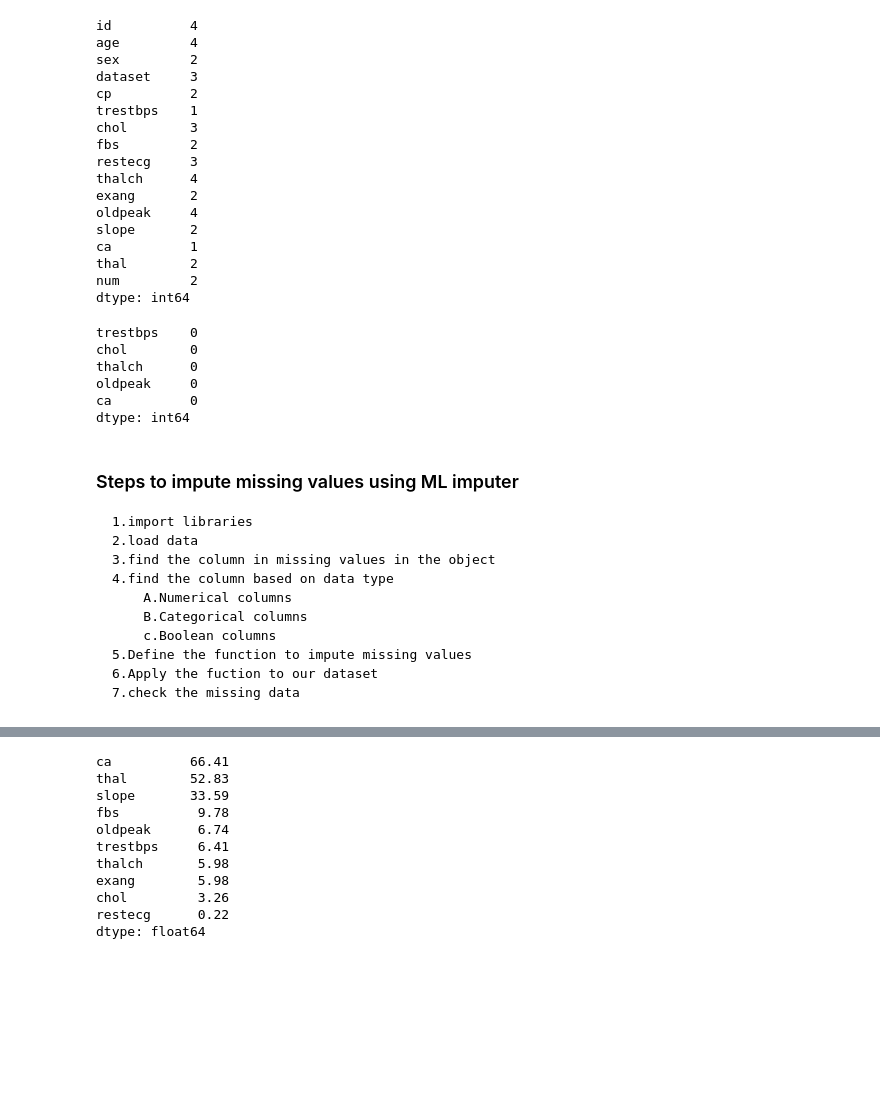
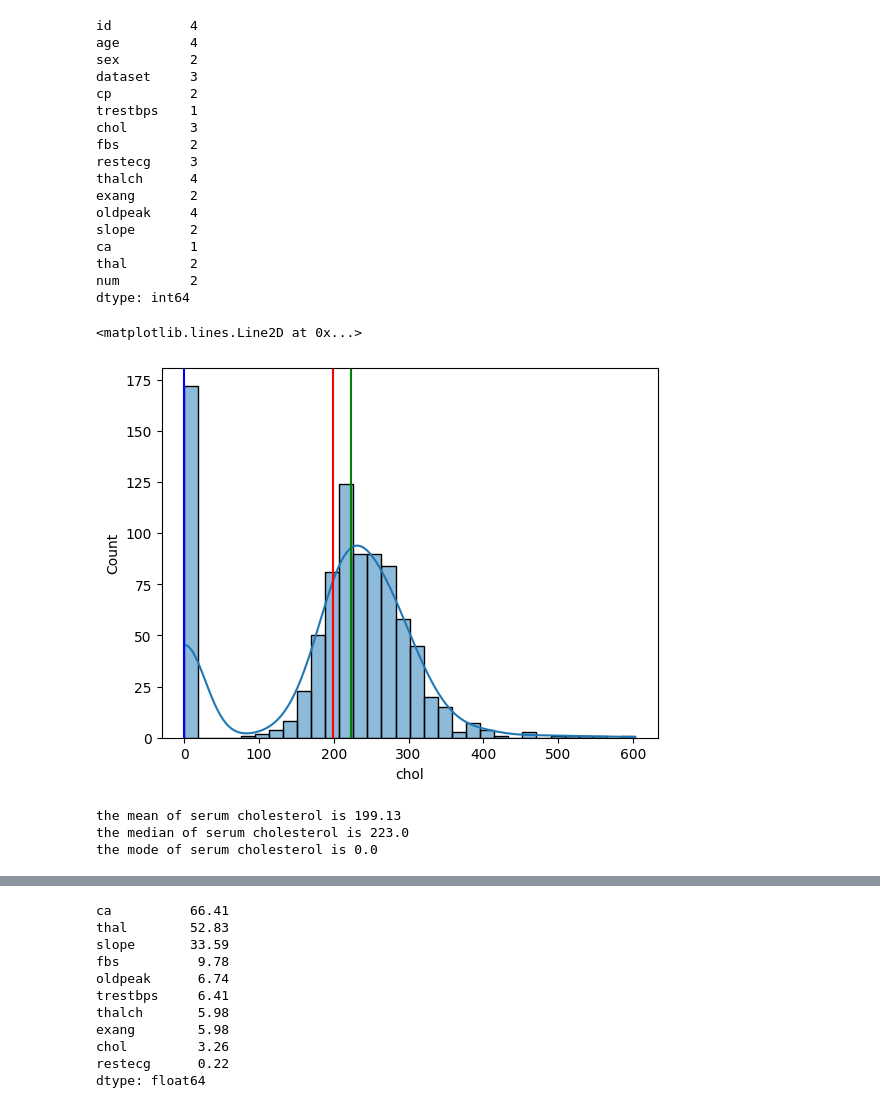
Before and after one commit to MadeehaTassadaq/python_basics, a Jupyter notebook: machine_learning/project/heart_disease_prediction.ipynb, the cells around one changed output, grey strips where cells are left out. Drawn from its saved outputs; the diff is of its cells as text; code cells hidden in the pictures; blank space fills up the shorter version.

```diff
--- a/machine_learning/project/heart_disease_prediction.ipynb
+++ b/machine_learning/project/heart_disease_prediction.ipynb
@@ -398,30 +382,22 @@ ca          1
 thal        2
 num         2
 dtype: int64
-# %%
-# lets impute the missing values in numerical columns using iterative imputer
-numeric_columns=['trestbps','chol','thalch','oldpeak','ca',]
-imputer=IterativeImputer(max_iter=10,random_state=42)
-
-df[numeric_columns]=imputer.fit_transform(df[numeric_columns])
-# %%
-df[numeric_columns].isnull().sum()
-# %% [output]
-trestbps    0
-chol        0
-thalch      0
-oldpeak     0
-ca          0
-dtype: int64
-# %% [markdown]
-### Steps to impute missing values using ML imputer
-    1.import libraries
-    2.load data
-    3.find the column in missing values in the object
-    4.find the column based on data type
-        A.Numerical columns
-        B.Categorical columns
-        c.Boolean columns
-    5.Define the function to impute missing values
-    6.Apply the fuction to our dataset
-    7.check the missing data
+# %%
+# lets explore the "chol" column
+sns.histplot(df['chol'], kde=True)
+plt.axvline(df['chol'].mean(), color='red')
+plt.axvline(df['chol'].median(), color='green')
+plt.axvline(df['chol'].mode()[0], color='blue')
+# %% [output]
+<matplotlib.lines.Line2D at 0x...>
+[figure, added]
+# %%
+# print mean,median and mode of serum cholesterol through f string
+
+print(f'the mean of serum cholesterol is {df["chol"].mean().round(2)}')
+print(f'the median of serum cholesterol is {df["chol"].median()}')
+print(f'the mode of serum cholesterol is {df["chol"].mode()[0]}')
+# %% [output]
+the mean of serum cholesterol is 199.13
+the median of serum cholesterol is 223.0
+the mode of serum cholesterol is 0.0
```
Also changed, not shown: parts of 106 cells of this notebook, 3 other files.
